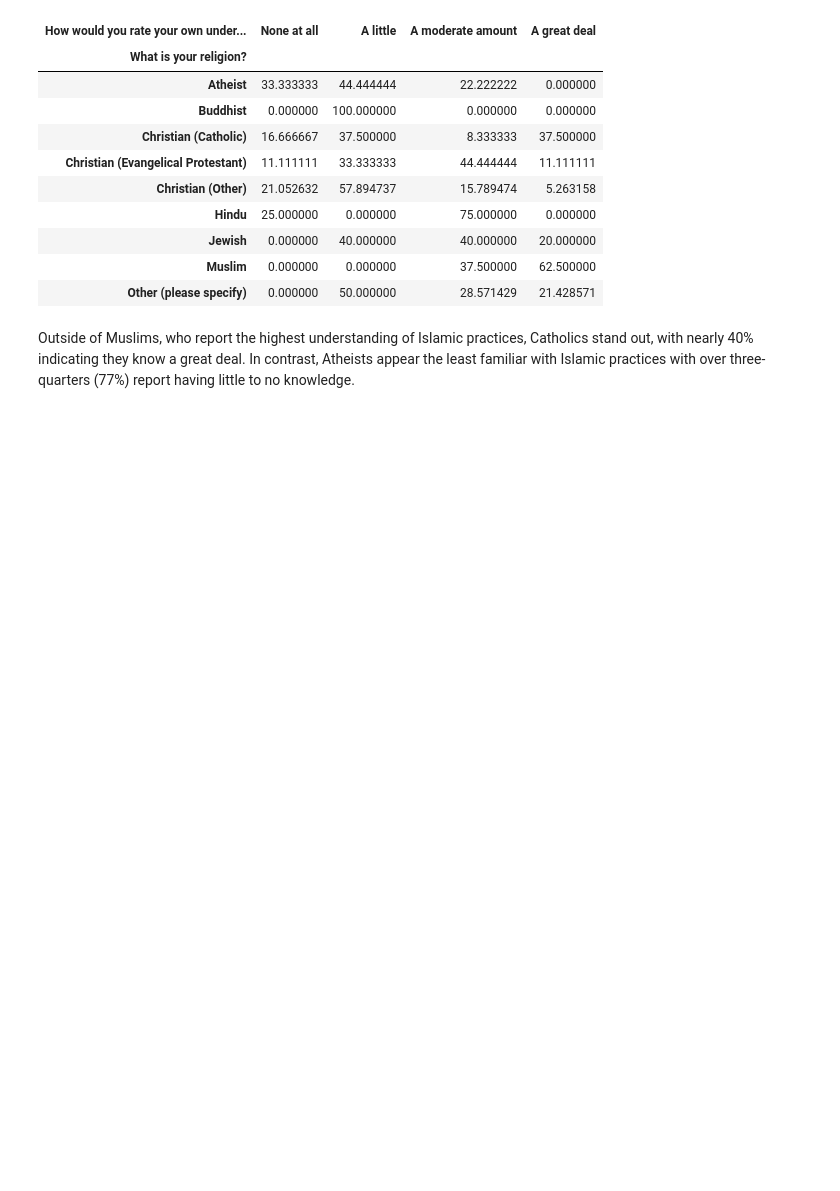
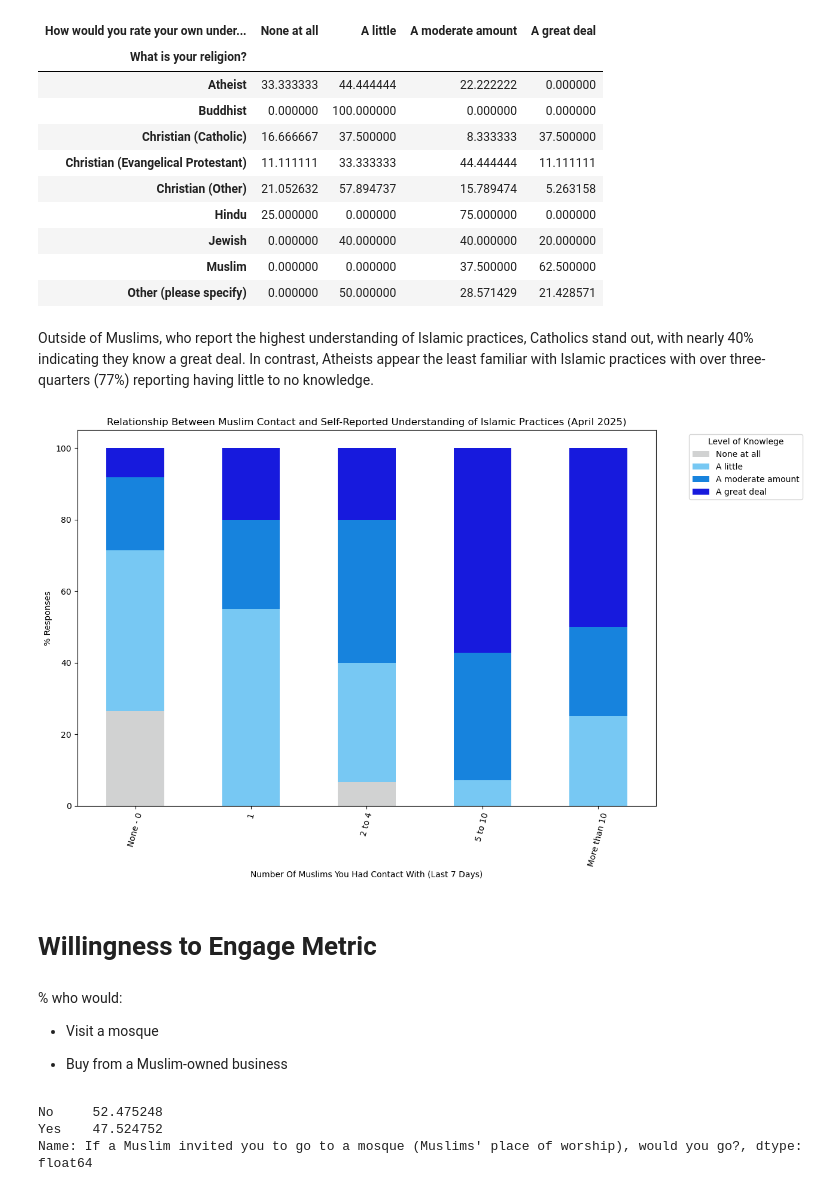
Before and after one commit to manelmahroug/Muslim-Brand-Sentiment, a Jupyter notebook: Brand_sentiment_004_April_2025.ipynb, the cells around one changed output. Cells and saved outputs as stored; diff of their text form; code cells hidden in the pictures; blank space fills up the shorter version.

Commit message:
added new metrics

```diff
--- a/Brand_sentiment_004_April_2025.ipynb
+++ b/Brand_sentiment_004_April_2025.ipynb
@@ -1093,4 +1093,47 @@ religion_understanding
 | Other (please specify) | 0.000000 | 50.000000 | 28.571429 | 21.428571 |
 # %% [markdown]
 Outside of Muslims, who report the highest understanding of Islamic practices, Catholics stand out, with nearly 40% indicating they know a great deal.
-In contrast, Atheists appear the least familiar with Islamic practices with over three-quarters (77%) report having little to no knowledge.
+In contrast, Atheists appear the least familiar with Islamic practices with over three-quarters (77%) reporting having little to no knowledge.
+# %%
+religion_understanding = pd.crosstab(
+apr25['How many muslim people have you talked to in the last 7 days?'],
+apr25["How would you rate your own understanding of Muslim religious practices (e.g., Ramadan, daily prayers)?"],
+normalize='index'
+)*100
+
+
+religion_understanding  =religion_understanding[["None at all", "A little", "A moderate amount", "A great deal"]]
+order = ['None - 0', '1', '2 to 4', '5 to 10', 'More than 10']
+religion_understanding = religion_understanding.loc[order]
+colors= ["#d1d2d2","#77c8f3","#1783dd","#171add"]
+
+ax = religion_understanding.plot(
+        kind= 'bar',
+        stacked= True,
+        color=colors,
+        figsize= (13,8))
+plt.title ("Relationship Between Muslim Contact and Self-Reported Understanding of Islamic Practices (April 2025)")
+plt.xlabel ("Number Of Muslims You Had Contact With (Last 7 Days)")
+plt.ylabel("% Responses")
+plt.xticks (rotation = 75)
+
+plt.legend(title="Level of Knowlege", bbox_to_anchor=(1.05, 1), loc='upper left')
+
+plt.tight_layout()
+plt.show()
+# %% [output]
+[figure, added]
+# %% [markdown]
+# Willingness to Engage Metric
+# %% [markdown]
+% who would:
+
+- Visit a mosque
+
+- Buy from a Muslim-owned business
+# %%
+apr25["If a Muslim invited you to go to a mosque (Muslims' place of worship), would you go?"].value_counts(normalize= True)*100
+# %% [output]
+No     52.475248
+Yes    47.524752
+Name: If a Muslim invited you to go to a mosque (Muslims' place of worship), would you go?, dtype: float64
```
Also changed, not shown: parts of 9 cells of this notebook, 2 other files.
